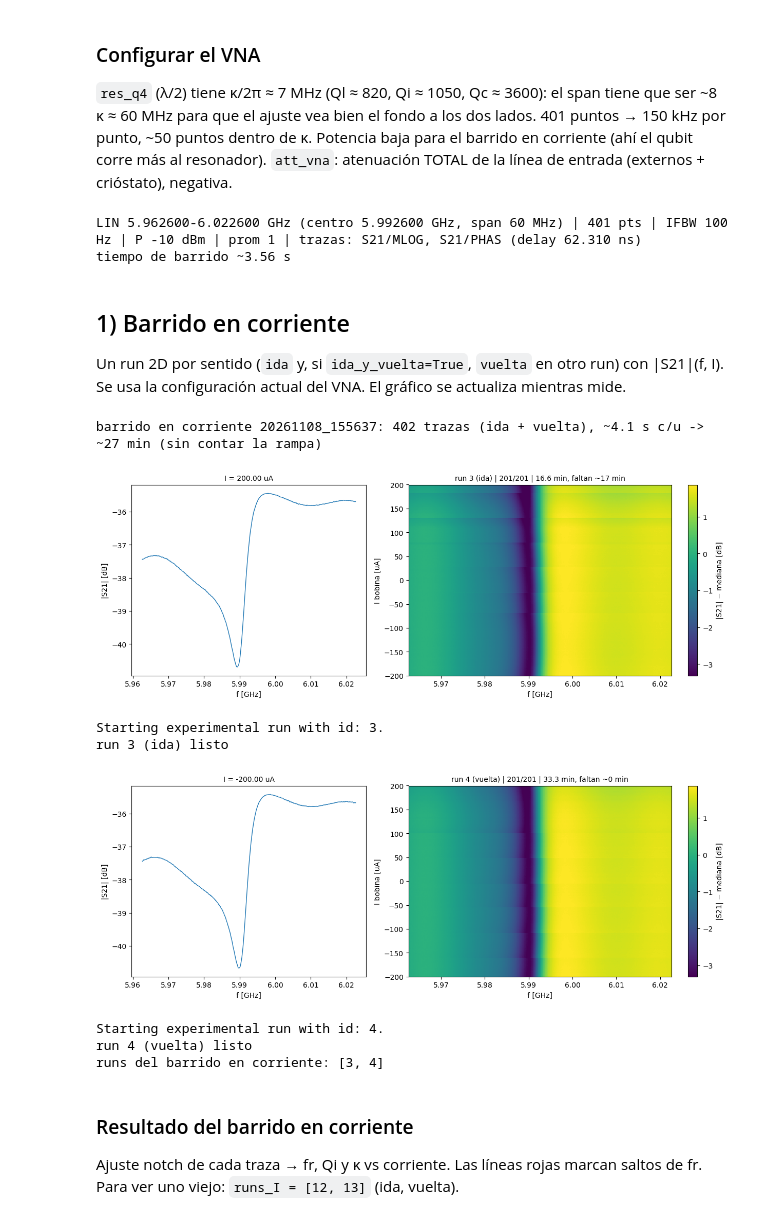
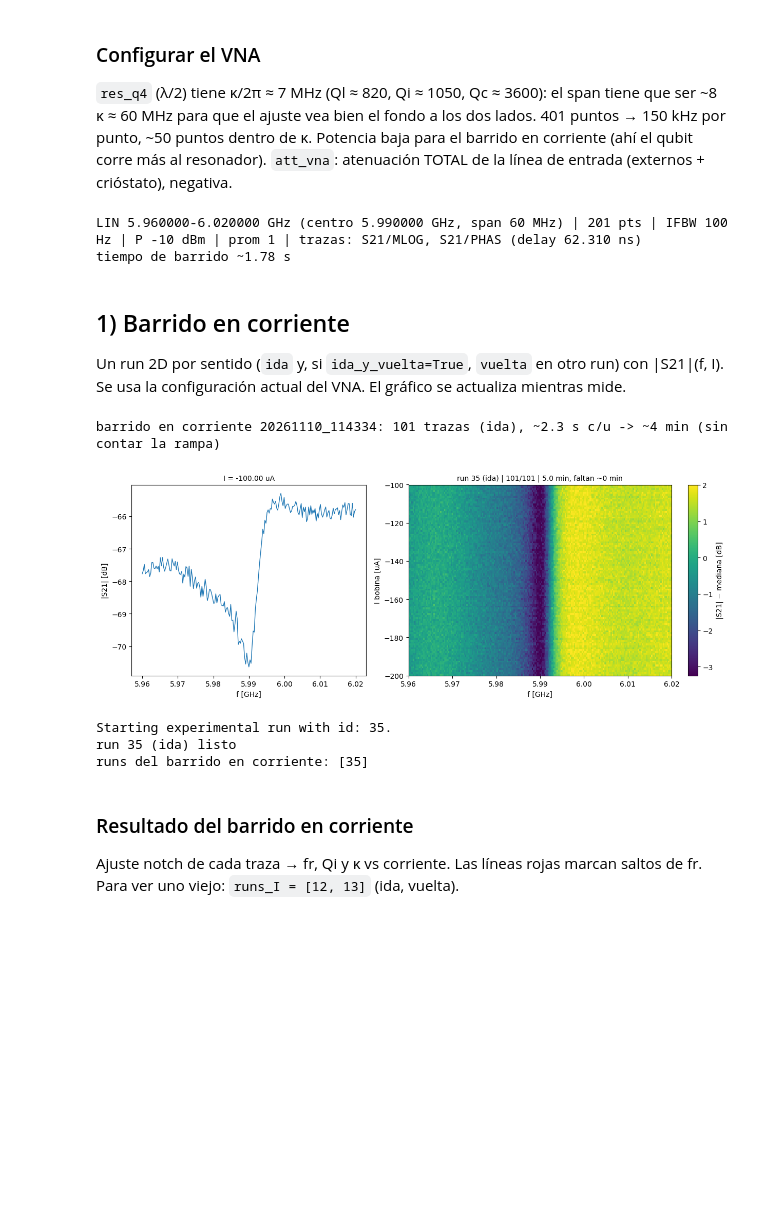
Before and after one commit to ezequiel1611/fluxonium, a Jupyter notebook: notebooks/punch_out.ipynb, the cells around one changed output. Cells and saved outputs as stored; diff of their text form; code cells hidden in the pictures; blank space fills up the shorter version.

```diff
--- a/notebooks/punch_out.ipynb
+++ b/notebooks/punch_out.ipynb
@@ -78,55 +80,52 @@ ajuste vea bien el fondo a los dos lados. 401 puntos → 150 kHz por punto, ~50
 Potencia baja para el barrido en corriente (ahí el qubit corre más al resonador).
 `att_vna`: atenuación TOTAL de la línea de entrada (externos + crióstato), negativa.
 # %%
-f_center = 5.9926e9     # Hz (fr ajustada de res_q4)
+f_center = 5.99e9     # Hz (fr ajustada de res_q4)
 span     = 60e6         # Hz (~8 κ)
 power    = -10          # dBm (con -112 dB de entrada: <n> ~ 0.2 en res_q4)
-bw       = 100          # Hz, IF bandwidth (tiempo de barrido ~ n_points / bw = 4 s); ajustalo con el ruido medido
-n_points = 401
+bw       = 100            # Hz, IF bandwidth (tiempo de barrido ~ n_points / bw = 4 s); ajustalo con el ruido medido
+n_points = 201
 averages = 1            # 1 = promedios apagados
 edelay   = None         # s, electrical delay de la traza de fase S21; None = no tocar
 
 resonador = 'res_q4'
-att_vna   = -31 - 50    # dB, atenuación TOTAL de entrada: 2 externos (-62) + línea del crióstato (-50)
+att_vna   = -62 -50    # dB, atenuación TOTAL de entrada: 2 externos (-62) + línea del crióstato (-50)
 notas     = 'res_q4 busqueda de acoplamiento al qubit (Berto)'
 
 est = configurar_vna(pna, f_center=f_center, span=span, power=power, if_bandwidth=bw,
                      points=n_points, averages=averages, edelay_fase=edelay)
 # %% [output]
-LIN 5.962600-6.022600 GHz (centro 5.992600 GHz, span 60 MHz) | 401 pts | IFBW 100 Hz | P -10 dBm | prom 1 | trazas: S21/MLOG, S21/PHAS (delay 62.310 ns)
-tiempo de barrido ~3.56 s
+LIN 5.960000-6.020000 GHz (centro 5.990000 GHz, span 60 MHz) | 201 pts | IFBW 100 Hz | P -10 dBm | prom 1 | trazas: S21/MLOG, S21/PHAS (delay 62.310 ns)
+tiempo de barrido ~1.78 s
 # %% [markdown]
 ## 1) Barrido en corriente
 Un run 2D por sentido (`ida` y, si `ida_y_vuelta=True`, `vuelta` en otro run) con |S21|(f, I).
 Se usa la configuración actual del VNA. El gráfico se actualiza mientras mide.
 # %%
 I_start = -200e-6       # A
-I_stop  =  200e-6       # A (incluido)
-I_step  =    2e-6       # A
+I_stop  = -100e-6       # A (incluido)
+I_step  =  1e-6         # A
 corrientes = np.arange(I_start, I_stop + I_step / 2, I_step)
 
 espera       = 0.5      # s, después de llegar a cada corriente
 paso_rampa   = 1e-6     # A, paso de la rampa entre corrientes (None = salto directo)
-ida_y_vuelta = True     # mide también de vuelta (otro run) para ver histéresis
+ida_y_vuelta = False     # mide también de vuelta (otro run) para ver histéresis
 volver_a     = None     # A, corriente al terminar (None = queda en la última)
 
 # llegar al inicio con rampa antes de empezar
 fuente.rampa(corrientes[0], paso=paso_rampa)
 time.sleep(1)
 
 bI = barrido_corriente(pna, fuente, corrientes, espera=espera, paso_rampa=paso_rampa,
                        resonador=resonador, ida_y_vuelta=ida_y_vuelta, volver_a=volver_a,
                        att_vna=att_vna, notas=notas)
 runs_I = [r['run_id'] for r in bI['runs']]
 print('runs del barrido en corriente:', runs_I)
 # %% [output]
-barrido en corriente 20261108_155637: 402 trazas (ida + vuelta), ~4.1 s c/u -> ~27 min (sin contar la rampa)
+barrido en corriente 20261110_114334: 101 trazas (ida), ~2.3 s c/u -> ~4 min (sin contar la rampa)
-[figure, old version]
+[figure, new version]
-Starting experimental run with id: 3.
-run 3 (ida) listo
+Starting experimental run with id: 35.
+run 35 (ida) listo
+runs del barrido en corriente: [35]
-[figure, removed]
-Starting experimental run with id: 4.
-run 4 (vuelta) listo
-runs del barrido en corriente: [3, 4]
 # %%
 # llegar al inicio con rampa antes de empezar
```
Also changed, not shown: parts of 6 cells of this notebook, 23 other files.
